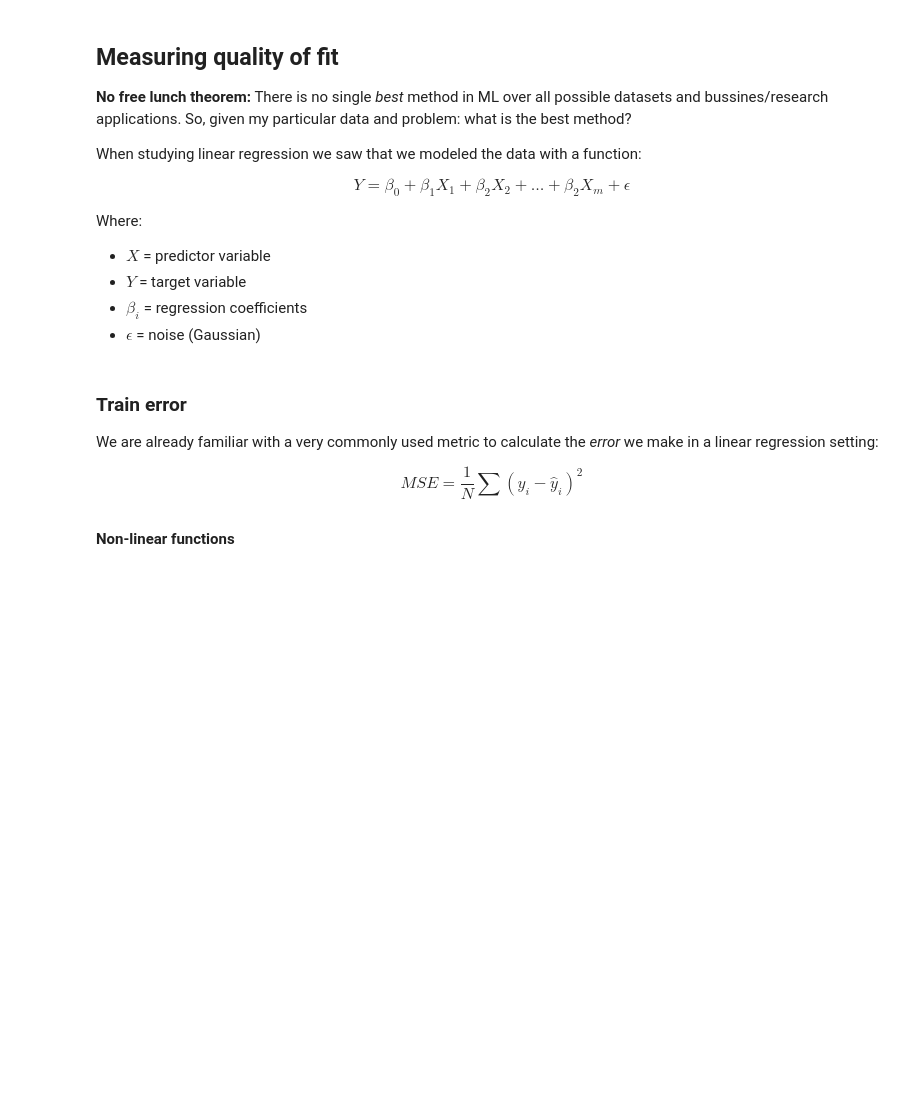
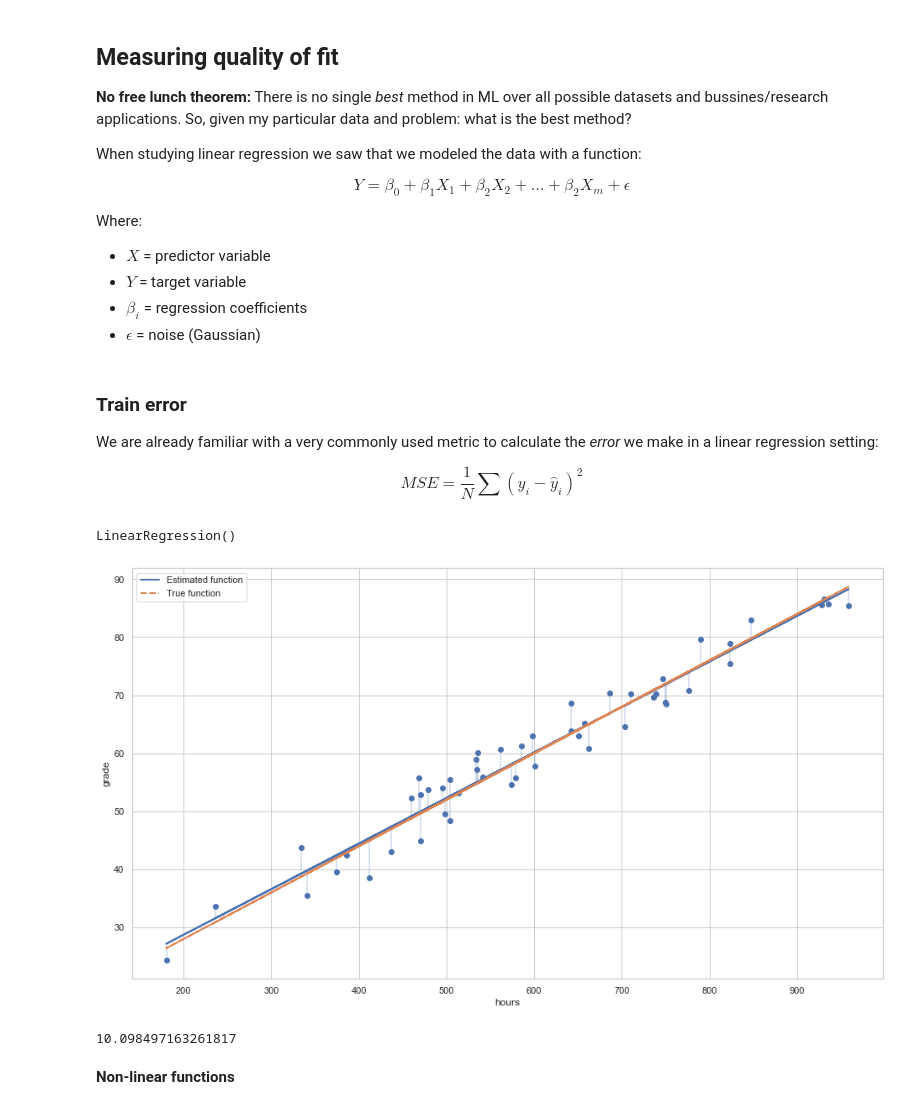
Before and after one commit to sheriffff/teaching-ironhack-data-madrid-2020, a Jupyter notebook: week_07/02_bias_variance.ipynb, the cells around one changed output. Drawn from its saved outputs; the diff is of its cells as text; code cells hidden in the pictures; blank space fills up the shorter version.

```diff
--- a/week_07/02_bias_variance.ipynb
+++ b/week_07/02_bias_variance.ipynb
@@ -50,6 +50,39 @@ Where:
 We are already familiar with a very commonly used metric to calculate the *error* we make in a linear regression setting:
 
 $$MSE = \frac{1}{N}\sum(y_i - \hat{y}_i)^2$$
+# %%
+# TRUE f (linear)
+num_points = 50
+beta_1 =  0.08#0.08
+beta_0 = 12
+X = np.random.normal(600, 150, num_points) # study hours
+y = beta_0 + (beta_1 * X) + np.random.normal(loc=0, scale=3, size=num_points)
+# %%
+# estimate the parameters of the coefficient using sklearn
+reg = LinearRegression()
+reg.fit(X.reshape(-1, 1), y)
+# %% [output]
+LinearRegression()
+# %%
+# ESTIMATED f
+y_hat =reg.predict(X.reshape(-1,1))
+
+# Errors
+plt.scatter(X, y)
+plt.plot(X, y_hat, lw=2, label='Estimated function')
+plt.plot(X, beta_0 + beta_1 * X, lw=2, label='True function', linestyle='--')
+
+plt.vlines(X, y_hat, y, lw=0.4)
+plt.xlabel('hours')
+plt.ylabel('grade')
+plt.legend()
+plt.show()
+# %% [output]
+[figure, added]
+# %%
+mean_squared_error(y, y_hat)
+# %% [output]
+10.098497163261817
 # %% [markdown]
 **Non-linear functions**
 # %% [markdown]
```
Also changed, not shown: parts of 10 cells of this notebook.
